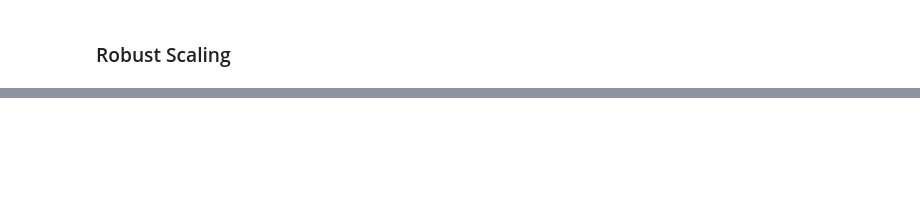
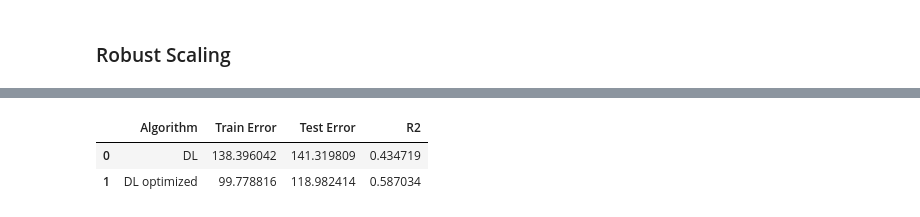
Before and after one commit to tugceturkkal/Data-Projects, a Jupyter notebook: Predicting Price.ipynb, the cells around one changed output, grey strips where cells are left out. Saved outputs shown, nothing was run; the diff lists cells and outputs as text; code cells hidden in the pictures; blank space fills up the shorter version.

```diff
--- a/Predicting Price.ipynb
+++ b/Predicting Price.ipynb
@@ -901,0 +919,34 @@ pred_data
+# %%
+start = time.time()
+
+tf.random.set_seed(42)
+
+# Define a new model with more layers
+
+model = tf.keras.models.Sequential([
+    tf.keras.layers.Dense(units = 64, activation = 'relu', input_shape = [X_train.shape[1]]),
+    tf.keras.layers.Dense(units = 1)
+])
+
+# Compile the model with a lower learning rate
+
+model.compile(optimizer = tf.keras.optimizers.Adam(learning_rate = 0.0001),
+             loss = tf.losses.MeanSquaredError(),
+             metrics = [tf.keras.metrics.MeanAbsoluteError()])
+
+# Fit the model to the training data
+
+history = model.fit(X_train, y_train, epochs = 30, batch_size = 32, verbose = 1,
+                   validation_data = (X_test, y_test))
+
+y_train_pred = model.predict(X_train)
+
+r2_first = r2_score(y_train, y_train_pred)
+
+# Select the MAE and val_MAE for the four desired epoch
+
+epoch_to_plot = [5, 10, 15, 20, 25, 30]
+
+mae_first = [history.history['mean_absolute_error'][epoch - 1] for epoch in epoch_to_plot]
+
+val_mae_first = [history.history['val_mean_absolute_error'][epoch -1] for epoch in epoch_to_plot]
@@ -901,0 +1077,7 @@ pred_data
+# %%
+pred_data = pd.DataFrame(pred_dict)
+pred_data
+# %% [output]
+|  | Algorithm | Train Error | Test Error | R2 |
+| 0 | DL | 138.396042 | 141.319809 | 0.434719 |
+| 1 | DL optimized | 99.778816 | 118.982414 | 0.587034 |
```
Also changed, not shown: parts of 26 cells of this notebook.
